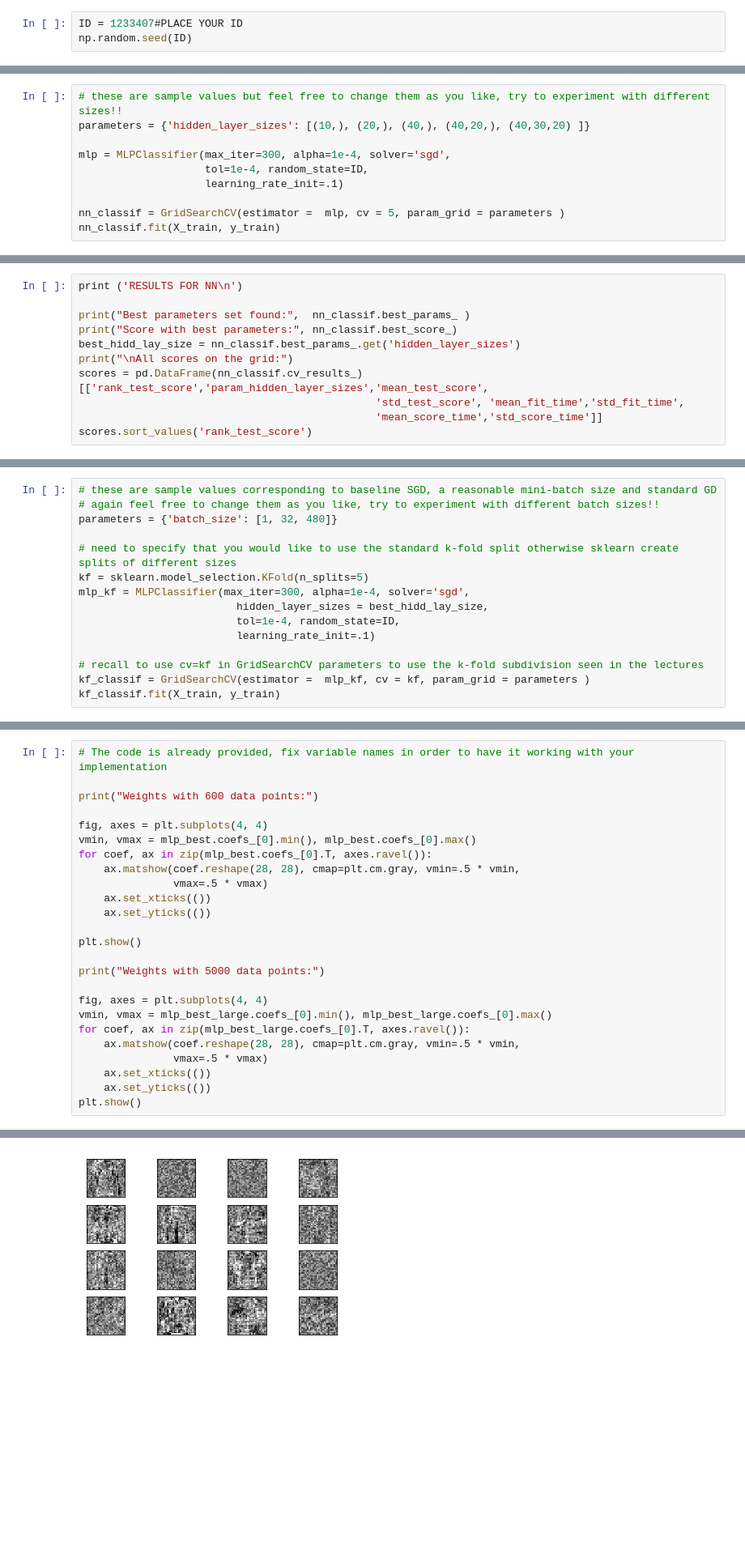
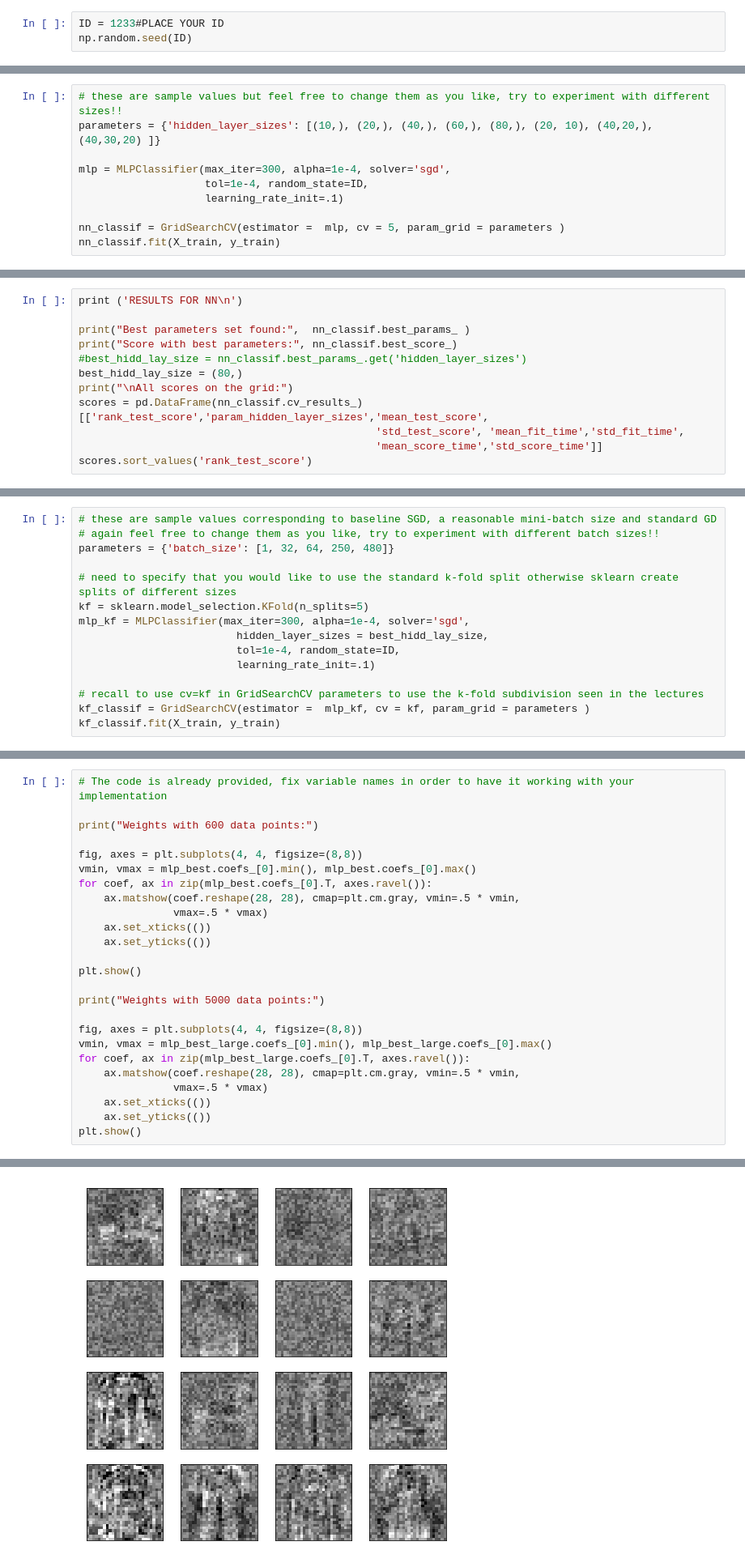
Before and after one commit to andrybicio/ML, a Jupyter notebook: LAB3/ANDREA_NICOLAI_Clothes_classification_with_NN.ipynb, the cells around one changed output, grey strips where cells are left out. Shown: that part at 81% size. Drawn from its saved outputs; the diff is of its cells as text; blank space fills up the shorter version.

```diff
--- a/LAB3/ANDREA_NICOLAI_Clothes_classification_with_NN.ipynb
+++ b/LAB3/ANDREA_NICOLAI_Clothes_classification_with_NN.ipynb
@@ -53,7 +53,7 @@ def load_mnist(path, kind='train'):
 # TODO
 Place a seed for the random generator (you can use your "numero di matricola"). Try to change the seed to see the impact of the randomization.
 # %%
-ID = 1233407#PLACE YOUR ID
+ID = 1233#PLACE YOUR ID
 np.random.seed(ID)
 # %%
 #load the MNIST dataset and let's normalize the features so that each value is in [0,1]
@@ -122,7 +122,7 @@ Then, using the default activation function, pick four or five architectures to
 You can reduce the number of iterations if the running time is too long on your computer.
 # %%
 # these are sample values but feel free to change them as you like, try to experiment with different sizes!!
-parameters = {'hidden_layer_sizes': [(10,), (20,), (40,), (40,20,), (40,30,20) ]}
+parameters = {'hidden_layer_sizes': [(10,), (20,), (40,), (60,), (80,), (20, 10), (40,20,), (40,30,20) ]}
 
 mlp = MLPClassifier(max_iter=300, alpha=1e-4, solver='sgd',
                     tol=1e-4, random_state=ID,
@@ -154,7 +155,8 @@ print ('RESULTS FOR NN\n')
 
 print("Best parameters set found:",  nn_classif.best_params_ )
 print("Score with best parameters:", nn_classif.best_score_)
-best_hidd_lay_size = nn_classif.best_params_.get('hidden_layer_sizes')
+#best_hidd_lay_size = nn_classif.best_params_.get('hidden_layer_sizes')
+best_hidd_lay_size = (80,)
 print("\nAll scores on the grid:")
 scores = pd.DataFrame(nn_classif.cv_results_)[['rank_test_score','param_hidden_layer_sizes','mean_test_score',
                                                'std_test_score', 'mean_fit_time','std_fit_time',
@@ -181,7 +186,7 @@ Recall that a batch size of 1 corresponds to baseline SGD, while using all the 4
 # %%
 # these are sample values corresponding to baseline SGD, a reasonable mini-batch size and standard GD
 # again feel free to change them as you like, try to experiment with different batch sizes!!
-parameters = {'batch_size': [1, 32, 480]}
+parameters = {'batch_size': [1, 32, 64, 250, 480]}
 
 # need to specify that you would like to use the standard k-fold split otherwise sklearn create splits of different sizes
 kf = sklearn.model_selection.KFold(n_splits=5)
@@ -441,29 +451,29 @@ Let's plot the weigths of the multi-layer perceptron classifier, for the best NN
 # %%
 # The code is already provided, fix variable names in order to have it working with your implementation
 
 print("Weights with 600 data points:")
 
-fig, axes = plt.subplots(4, 4)
+fig, axes = plt.subplots(4, 4, figsize=(8,8))
 vmin, vmax = mlp_best.coefs_[0].min(), mlp_best.coefs_[0].max()
 for coef, ax in zip(mlp_best.coefs_[0].T, axes.ravel()):
     ax.matshow(coef.reshape(28, 28), cmap=plt.cm.gray, vmin=.5 * vmin,
                vmax=.5 * vmax)
     ax.set_xticks(())
     ax.set_yticks(())
 
 plt.show()
 
 print("Weights with 5000 data points:")
 
-fig, axes = plt.subplots(4, 4)
+fig, axes = plt.subplots(4, 4, figsize=(8,8))
 vmin, vmax = mlp_best_large.coefs_[0].min(), mlp_best_large.coefs_[0].max()
 for coef, ax in zip(mlp_best_large.coefs_[0].T, axes.ravel()):
     ax.matshow(coef.reshape(28, 28), cmap=plt.cm.gray, vmin=.5 * vmin,
                vmax=.5 * vmax)
     ax.set_xticks(())
     ax.set_yticks(())
 plt.show()
 # %% [output]
 Weights with 600 data points:
-[figure, old version]
+[figure, new version]
 Weights with 5000 data points:
```
Also changed, not shown: parts of 25 cells of this notebook.
